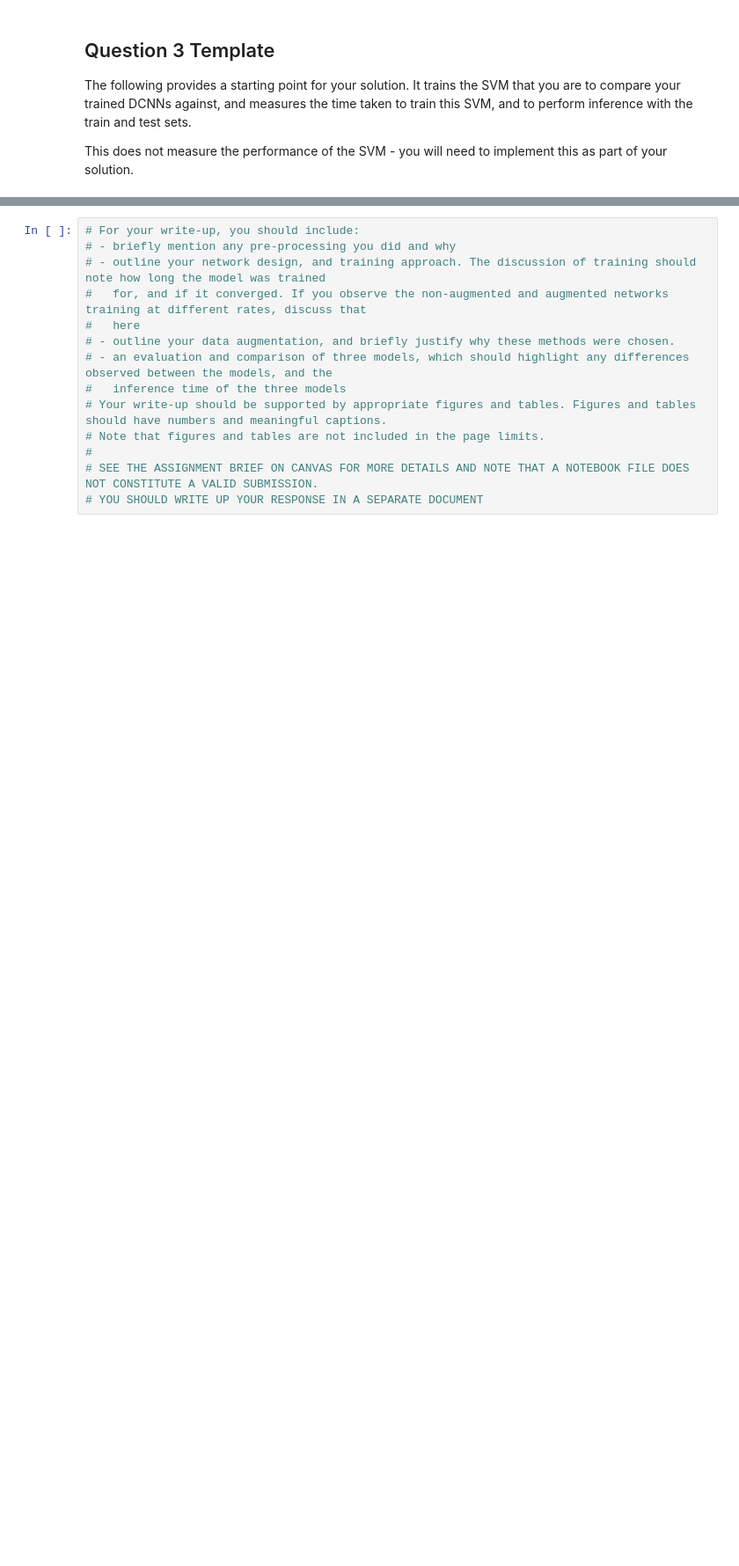
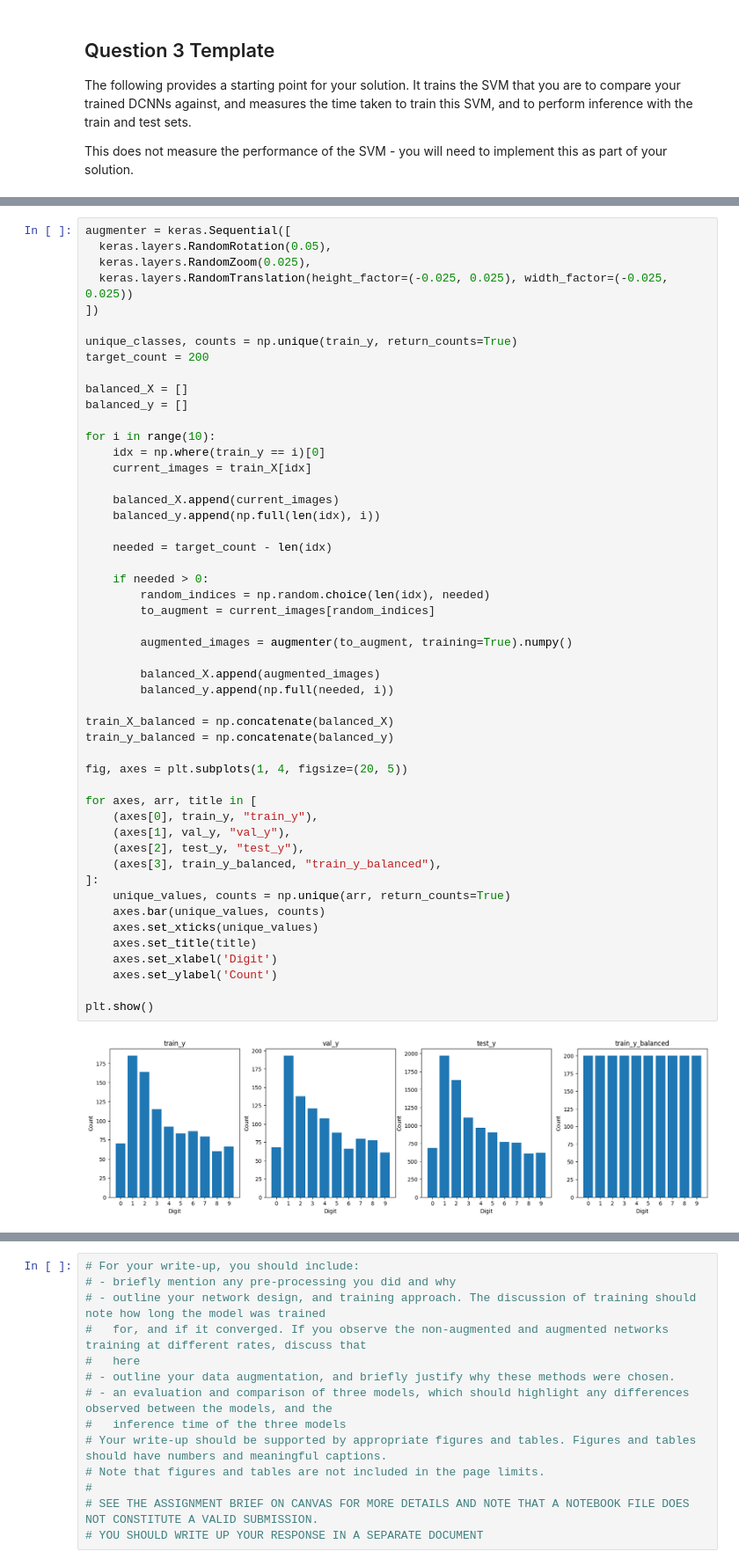
Before and after one commit to ostew5/cab420-introductory_problem_solving_tasks, a Jupyter notebook: 3. Training and Adapting Deep Networks.ipynb, the cells around one changed output, grey strips where cells are left out. Shown at 88% size. Drawn from its saved outputs; the diff is of its cells as text; blank space fills up the shorter version.

```diff
--- a/3. Training and Adapting Deep Networks.ipynb
+++ b/3. Training and Adapting Deep Networks.ipynb
@@ -258,0 +440,52 @@ print('Training Time: %f\nInference Time (training set): %f\nInference Time (tes
+# %%
+augmenter = keras.Sequential([
+  keras.layers.RandomRotation(0.05),
+  keras.layers.RandomZoom(0.025),
+  keras.layers.RandomTranslation(height_factor=(-0.025, 0.025), width_factor=(-0.025, 0.025))
+])
+
+unique_classes, counts = np.unique(train_y, return_counts=True)
+target_count = 200
+
+balanced_X = []
+balanced_y = []
+
+for i in range(10):
+    idx = np.where(train_y == i)[0]
+    current_images = train_X[idx]
+
+    balanced_X.append(current_images)
+    balanced_y.append(np.full(len(idx), i))
+
+    needed = target_count - len(idx)
+
+    if needed > 0:
+        random_indices = np.random.choice(len(idx), needed)
+        to_augment = current_images[random_indices]
+
+        augmented_images = augmenter(to_augment, training=True).numpy()
+
+        balanced_X.append(augmented_images)
+        balanced_y.append(np.full(needed, i))
+
+train_X_balanced = np.concatenate(balanced_X)
+train_y_balanced = np.concatenate(balanced_y)
+
+fig, axes = plt.subplots(1, 4, figsize=(20, 5))
+
+for axes, arr, title in [
+    (axes[0], train_y, "train_y"),
+    (axes[1], val_y, "val_y"),
+    (axes[2], test_y, "test_y"),
+    (axes[3], train_y_balanced, "train_y_balanced"),
+]:
+    unique_values, counts = np.unique(arr, return_counts=True)
+    axes.bar(unique_values, counts)
+    axes.set_xticks(unique_values)
+    axes.set_title(title)
+    axes.set_xlabel('Digit')
+    axes.set_ylabel('Count')
+
+plt.show()
+# %% [output]
+[figure, added]
```
Also changed, not shown: parts of 15 cells of this notebook.
